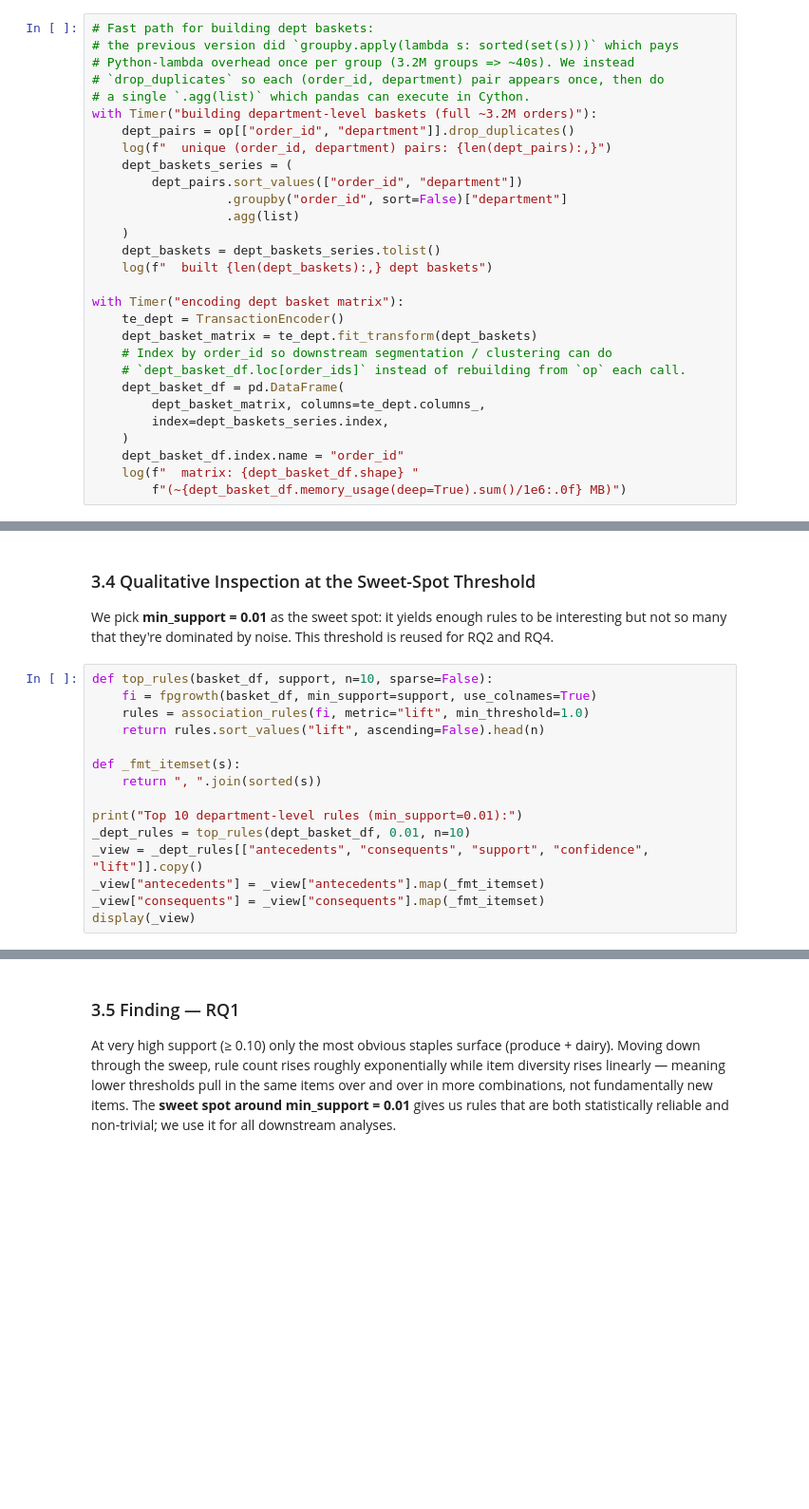
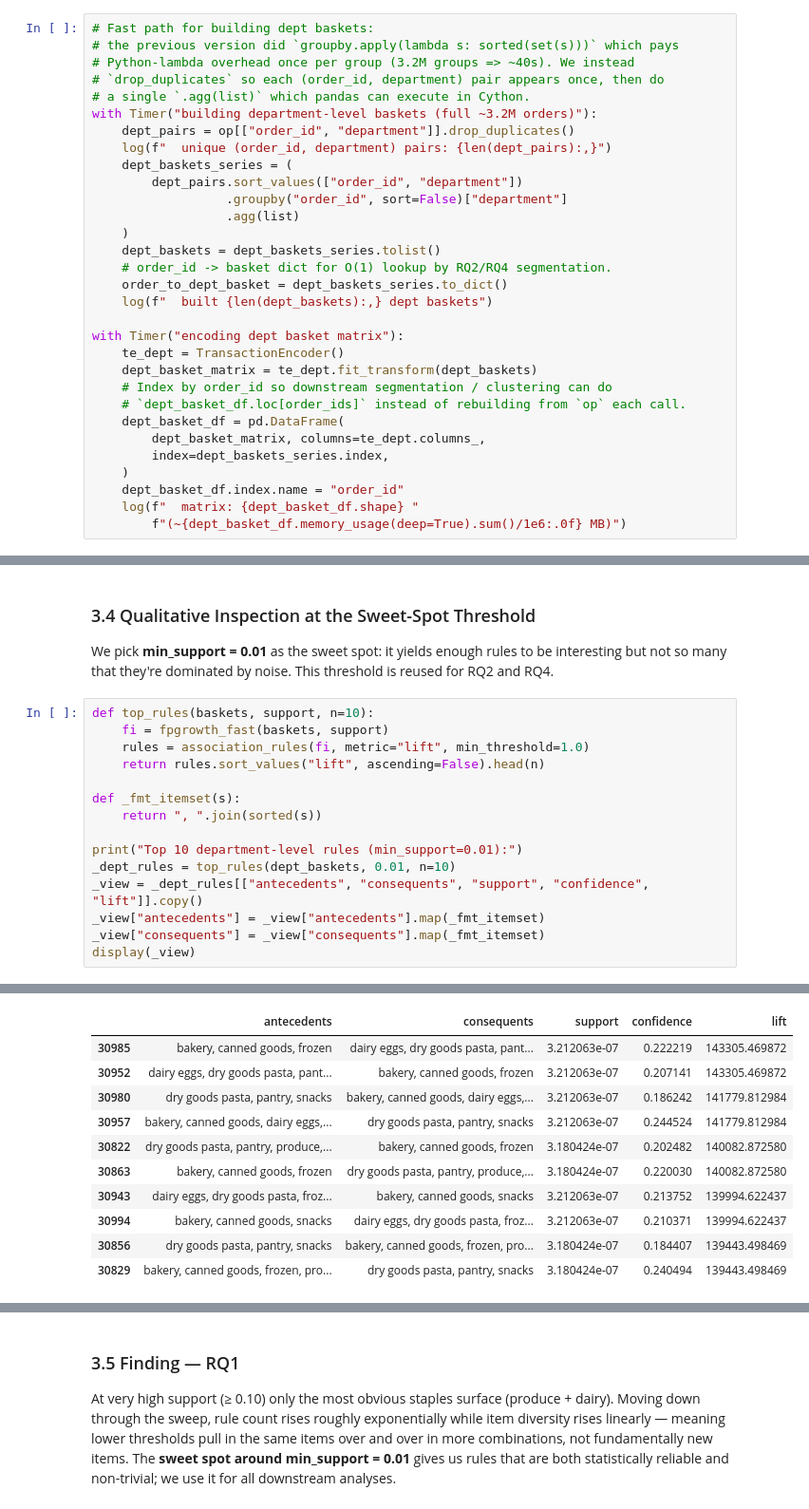
Before and after one commit to ahadh76221/csce676-data-mining-project, a Jupyter notebook: notebooks/project_final.ipynb, the cells around one changed output, grey strips where cells are left out. Shown at 95% size. Saved outputs shown, nothing was run; the diff lists cells and outputs as text; blank space fills up the shorter version.

```diff
--- a/notebooks/project_final.ipynb
+++ b/notebooks/project_final.ipynb
@@ -204,6 +228,8 @@ with Timer("building department-level baskets (full ~3.2M orders)"):
                   .agg(list)
     )
     dept_baskets = dept_baskets_series.tolist()
+    # order_id -> basket dict for O(1) lookup by RQ2/RQ4 segmentation.
+    order_to_dept_basket = dept_baskets_series.to_dict()
     log(f"  built {len(dept_baskets):,} dept baskets")
 
 with Timer("encoding dept basket matrix"):
@@ -447,8 +581,8 @@ plt.show()
 We pick **min_support = 0.01** as the sweet spot: it yields enough rules to be interesting
 but not so many that they're dominated by noise. This threshold is reused for RQ2 and RQ4.
 # %%
-def top_rules(basket_df, support, n=10, sparse=False):
-    fi = fpgrowth(basket_df, min_support=support, use_colnames=True)
+def top_rules(baskets, support, n=10):
+    fi = fpgrowth_fast(baskets, support)
     rules = association_rules(fi, metric="lift", min_threshold=1.0)
     return rules.sort_values("lift", ascending=False).head(n)
 
@@ -456,8 +590,9 @@ def _fmt_itemset(s):
     return ", ".join(sorted(s))
 
 print("Top 10 department-level rules (min_support=0.01):")
-_dept_rules = top_rules(dept_basket_df, 0.01, n=10)
+_dept_rules = top_rules(dept_baskets, 0.01, n=10)
 _view = _dept_rules[["antecedents", "consequents", "support", "confidence", "lift"]].copy()
 _view["antecedents"] = _view["antecedents"].map(_fmt_itemset)
 _view["consequents"] = _view["consequents"].map(_fmt_itemset)
 display(_view)
+# %% [output]
@@ -464,2 +600,13 @@ display(_view)
+|  | antecedents | consequents | support | confidence | lift |
+| 30985 | bakery, canned goods, frozen | dairy eggs, dry goods pasta, pant... | 3.212063e-07 | 0.222219 | 143305.469872 |
+| 30952 | dairy eggs, dry goods pasta, pant... | bakery, canned goods, frozen | 3.212063e-07 | 0.207141 | 143305.469872 |
+| 30980 | dry goods pasta, pantry, snacks | bakery, canned goods, dairy eggs,... | 3.212063e-07 | 0.186242 | 141779.812984 |
+| 30957 | bakery, canned goods, dairy eggs,... | dry goods pasta, pantry, snacks | 3.212063e-07 | 0.244524 | 141779.812984 |
+| 30822 | dry goods pasta, pantry, produce,... | bakery, canned goods, frozen | 3.180424e-07 | 0.202482 | 140082.872580 |
+| 30863 | bakery, canned goods, frozen | dry goods pasta, pantry, produce,... | 3.180424e-07 | 0.220030 | 140082.872580 |
+| 30943 | dairy eggs, dry goods pasta, froz... | bakery, canned goods, snacks | 3.212063e-07 | 0.213752 | 139994.622437 |
+| 30994 | bakery, canned goods, snacks | dairy eggs, dry goods pasta, froz... | 3.212063e-07 | 0.210371 | 139994.622437 |
+| 30856 | dry goods pasta, pantry, snacks | bakery, canned goods, frozen, pro... | 3.180424e-07 | 0.184407 | 139443.498469 |
+| 30829 | bakery, canned goods, frozen, pro... | dry goods pasta, pantry, snacks | 3.180424e-07 | 0.240494 | 139443.498469 |
 # %%
 print("Top 10 product-level rules (min_support=0.01):")
```
Also changed, not shown: parts of 31 cells of this notebook.
